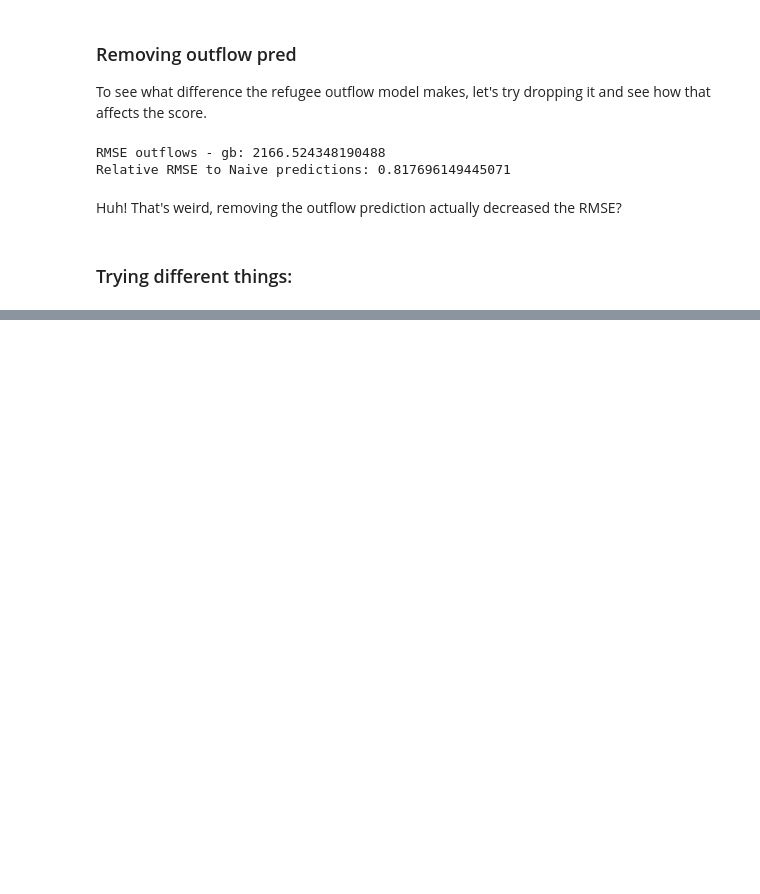
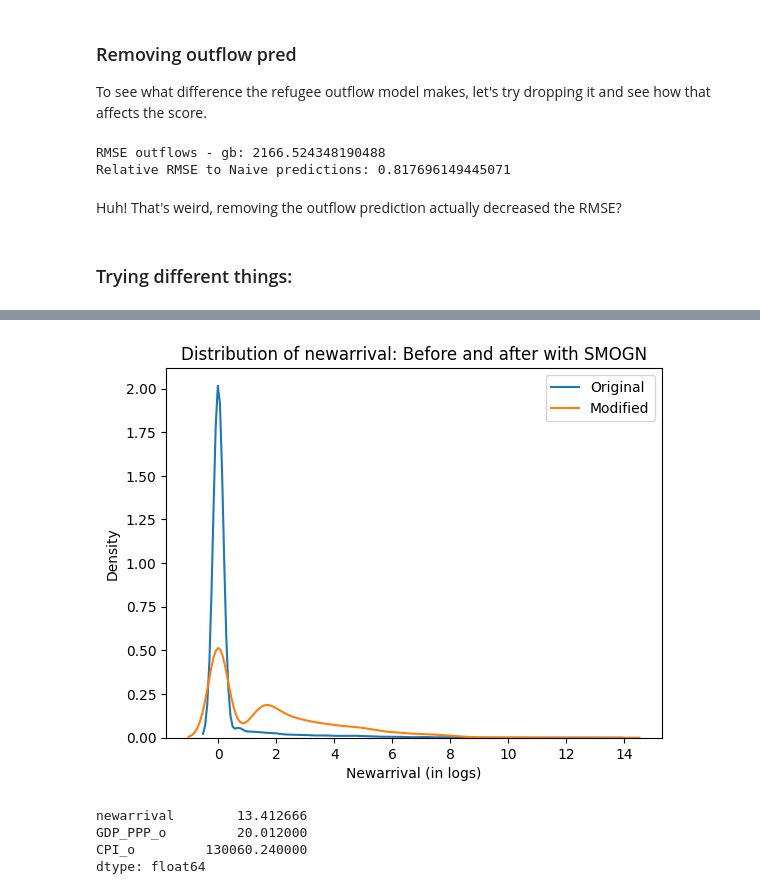
Before and after one commit to 4Freye/refugees, a Jupyter notebook: notebooks/models/02_EF_dyad_regression.ipynb, the cells around one changed output, grey strips where cells are left out. Cells and saved outputs as stored; diff of their text form; code cells hidden in the pictures; blank space fills up the shorter version.

```diff
--- a/notebooks/models/02_EF_dyad_regression.ipynb
+++ b/notebooks/models/02_EF_dyad_regression.ipynb
@@ -972,13 +1148,22 @@ NameError: name 'unhcr_dyad_trends' is not defined
 # %%
 import seaborn as sns
 import matplotlib.pyplot as plt
 
-sns.kdeplot(np.log1p(unhcr_dyad_trends['newarrival']), label="Original")
-sns.kdeplot(np.log1p(unhcr_dyad_smogn['newarrival']), label="Modified")
+sns.kdeplot(test['newarrival'], label="Original")
+sns.kdeplot(unhcr_dyad_smogn['newarrival'], label="Modified")
 # plt.yscale('log')
-plt.xscale('log')  # Setting x-axis to log scale
-plt.xlabel('X-axis label')
+# plt.xscale('log')  # Setting x-axis to log scale
+plt.xlabel('Newarrival (in logs)')
 plt.ylabel('Density')
-plt.title('Combined Plot with Log-Scale X-axis')
+plt.title('Distribution of newarrival: Before and after with SMOGN')
 plt.legend()
 plt.show()
+# %% [output]
+[figure, added]
+# %%
+test.max()
+# %% [output]
+newarrival        13.412666
+GDP_PPP_o         20.012000
+CPI_o         130060.240000
+dtype: float64
```
Also changed, not shown: parts of 9 cells of this notebook, 4 other files.
